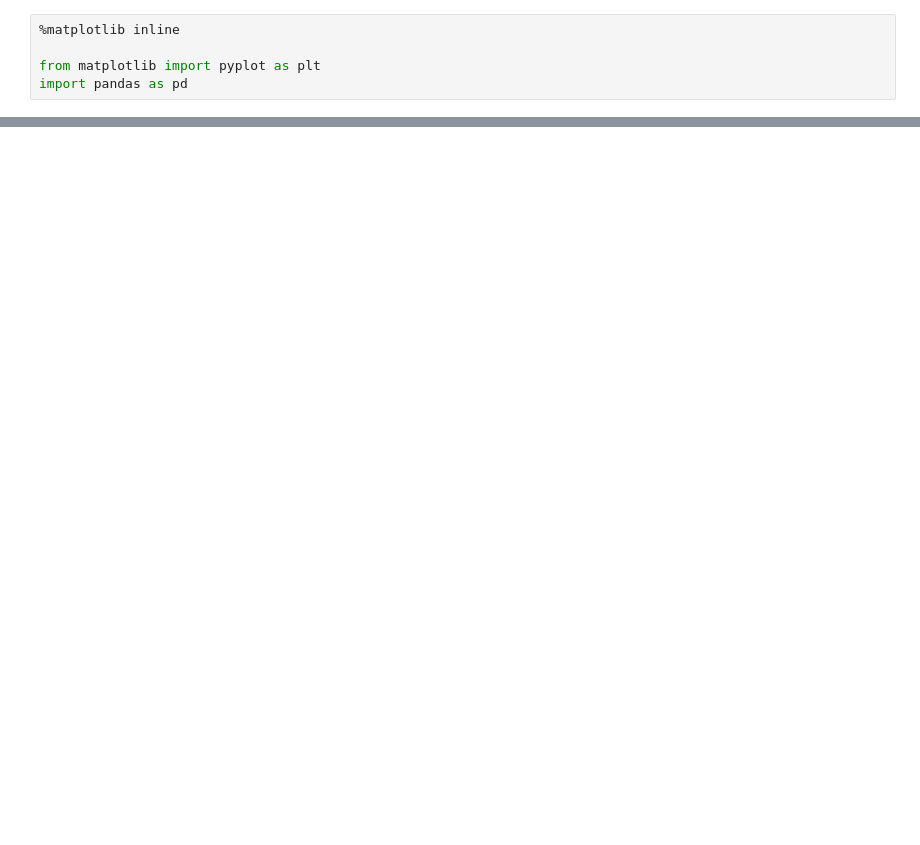
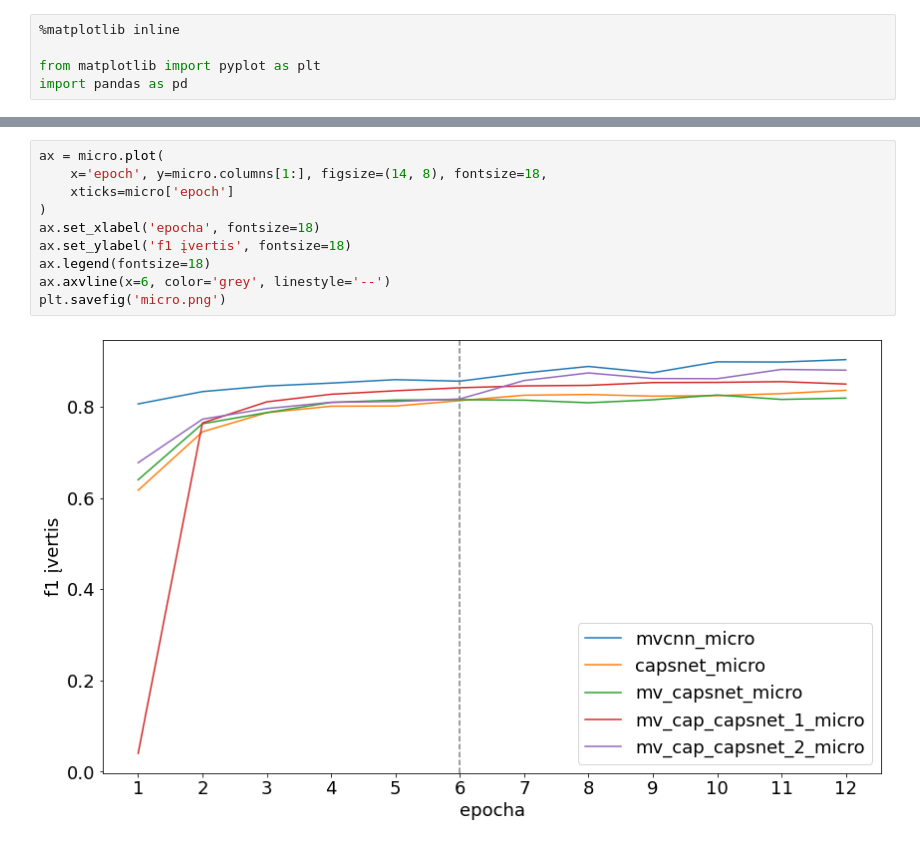
Before and after one commit to AleksasVaitulevicius/masters_kaggle, a Jupyter notebook: metrics.ipynb, the cells around one changed output, grey strips where cells are left out. Cells and saved outputs as stored; diff of their text form; blank space fills up the shorter version.

```diff
--- a/metrics.ipynb
+++ b/metrics.ipynb
@@ -178,0 +312,12 @@ plt.savefig('less_data_v2.png')
+# %%
+ax = micro.plot(
+	x='epoch', y=micro.columns[1:], figsize=(14, 8), fontsize=18,
+	xticks=micro['epoch']
+)
+ax.set_xlabel('epocha', fontsize=18)
+ax.set_ylabel('f1 įvertis', fontsize=18)
+ax.legend(fontsize=18)
+ax.axvline(x=6, color='grey', linestyle='--')
+plt.savefig('micro.png')
+# %% [output]
+[figure, added]
```
Also changed, not shown: parts of 14 cells of this notebook, 2 other files.
